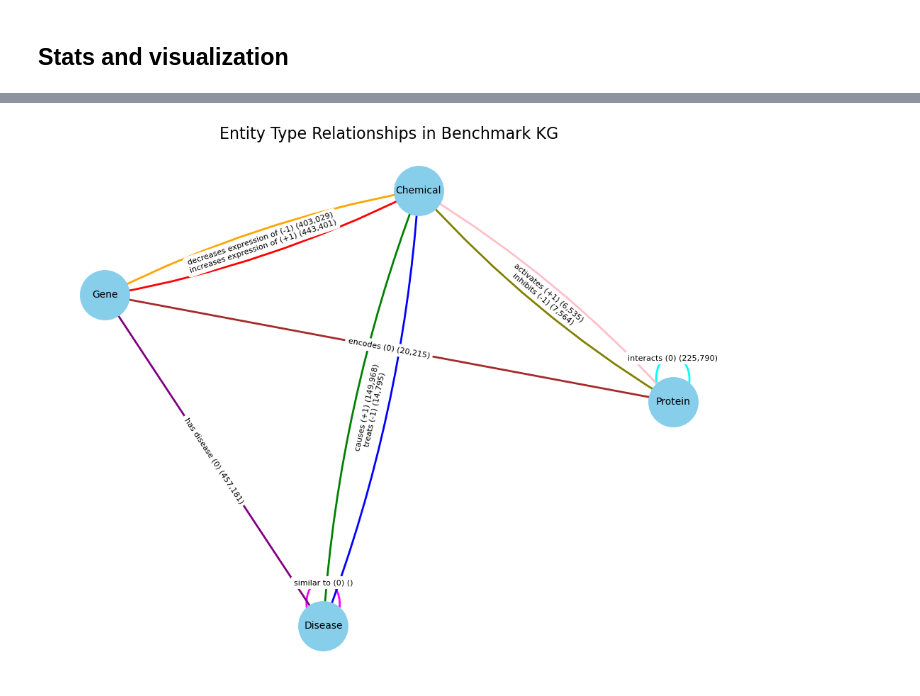
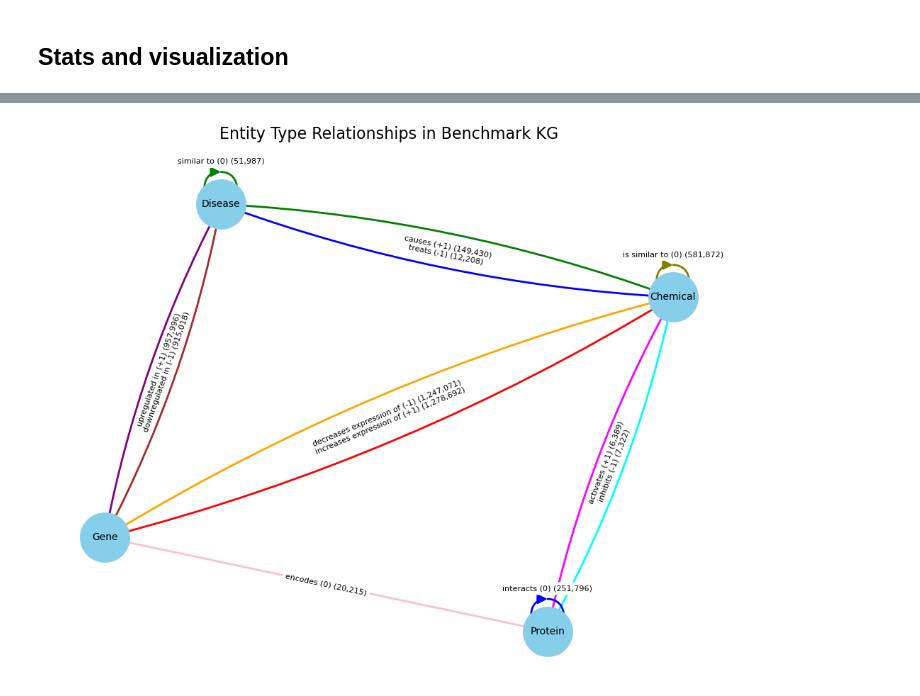
Before and after one commit to mmottaqii/KG-DrugDiscovery, a Jupyter notebook: scripts/kg_preprocessing_2.ipynb, the cells around one changed output, grey strips where cells are left out. Saved outputs shown, nothing was run; the diff lists cells and outputs as text; code cells hidden in the pictures.

Commit message:
apr 15 revised version

```diff
--- a/scripts/kg_preprocessing_2.ipynb
+++ b/scripts/kg_preprocessing_2.ipynb
@@ -1211,0 +1746,8 @@ df.shape
+# %%
+# candidate['expected_regulation'] = candidate['expected_regulation'].apply(lambda x: x[0] if isinstance(x, (list, np.ndarray)) else x)
+group_cols = ['cd_index', 'source', 'target', 'gene', 'expected_regulation', 'direct_relation', 'conflict_direct']
+cand_final = candidate_cp.groupby(group_cols)['conflict_cp'].max().reset_index()
+cand_final['conflict_flag'] = np.where(
+    (cand_final['conflict_direct'] == 1) | (cand_final['conflict_cp'] == 1),
+    1, 0
+)
@@ -1211,0 +1808,12 @@ df.shape
+# %%
+
+### --- PART V: Remove Flagged Conflicting Edges from the Master KG ---
+# The master DataFrame (df) is assumed to have its original indices.
+df_reset = df.reset_index(drop=False)  # Preserve original index in column 'index'
+all_removal_indices = set(conflict_cd_indices).union(set(conflict_cg_indices)).union(set(conflict_cp_indices))
+removal_mask = df_reset['index'].isin(all_removal_indices)
+df_clean_new = df_reset[~removal_mask].copy()
+df_clean_new.drop(columns=['index'], inplace=True)
+
+print("Original KG shape:", df.shape)
+print("Cleaned KG shape after resolution:", df_clean_new.shape)
@@ -1212,2 +1823,3 @@ df.shape
 # %%
-# NEXT STEPS
+df1 = df_clean_new
+df1.shape
@@ -1450,7 +1926,7 @@ dfff.shape
 # %%
 import pandas as pd
 
-main_df = df
+main_df = df1
 
 # Assume main_df is your knowledge graph dataframe.
 
@@ -1637,13 +2026,14 @@ import itertools
 # --- Data Setup ---
 # Each tuple contains (source_type, target_type, relations dictionary)
 data = [
-    ("Chemical", "Disease", {"causes (+1)": '149,968', "treats (-1)": '14,795'}),
-    ("Chemical", "Gene", {"decreases expression of (-1)": '403,029', "increases expression of (+1)": '443,401'}),
-    ("Gene", "Disease", {"has disease (0)": '457,181'}),
+    ("Chemical", "Disease", {"causes (+1)": '149,430', "treats (-1)": '12,208'}),
+    ("Chemical", "Gene", {"decreases expression of (-1)": '1,247,071', "increases expression of (+1)": '1,278,692'}),
+    ("Gene", "Disease", {"upregulated in (+1)": '957,996', "downregulated in (-1)": '915,018'}),
     ("Gene", "Protein", {"encodes (0)": '20,215'}),
-    ("Chemical", "Protein", {"activates (+1)": '6,535', "inhibits (-1)": '7,564'}),
-    ("Protein", "Protein", {"interacts (0)": '225,790'}),
-    ("Disease", "Disease", {"similar to (0)": ''}),
+    ("Chemical", "Chemical", {"is similar to (0)": '581,872'}),
+    ("Chemical", "Protein", {"activates (+1)": '6,389', "inhibits (-1)": '7,322'}),
+    ("Protein", "Protein", {"interacts (0)": '251,796'}),
+    ("Disease", "Disease", {"similar to (0)": '51,987'}),
 ]
 
 # --- Create Graph ---
@@ -1700,32 +2090,32 @@ for u, v, key, edge_data in G.edges(keys=True, data=True):
         edgelist=[(u, v)],
         connectionstyle=f'arc3, rad = {rad}',
         edge_color=edge_data['color'],
         arrows=True,
         arrowsize=20,
         width=2
     )
     edge_idx[(u, v)] += 1
 
 # --- Draw Node Labels ---
 nx.draw_networkx_labels(G, pos, font_size=10, font_color='black')
 
 # --- Draw Edge Labels (Relation and Count) ---
 edge_labels = {}
 for u, v, key, edge_data in G.edges(keys=True, data=True):
     label = f"{edge_data['relation']} ({edge_data['count']})"
     if (u, v) in edge_labels:
         edge_labels[(u, v)] += "\n" + label
     else:
         edge_labels[(u, v)] = label
 
 nx.draw_networkx_edge_labels(G, pos, edge_labels=edge_labels, font_color='black', font_size=8)
 
 # --- Final Plot Adjustments ---
 plt.title("Entity Type Relationships in Benchmark KG", fontsize=16)
 plt.axis('off')
 plt.tight_layout()
 # Uncomment the next line to save the figure
-plt.savefig("/home/vmottaqi/kg/kg_versions/benchmark_kg_schema_Apr112025.png", dpi=1200)
+# plt.savefig("/home/vmottaqi/kg/kg_versions/figures/benchmark_kg_schema_Apr152025_v1.png", dpi=1000)
 plt.show()
 # %% [output]
-[figure, old version]
+[figure, new version]
```
Also changed, not shown: parts of 93 cells of this notebook, 1 other file.
